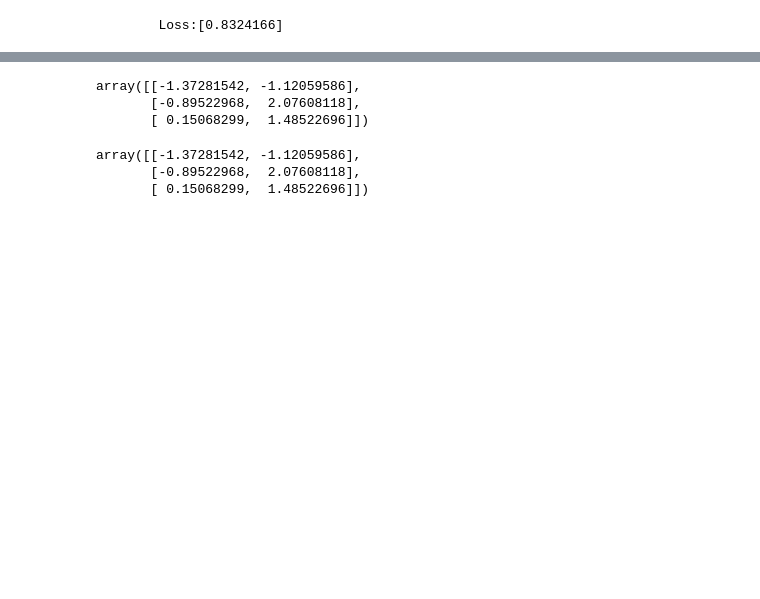
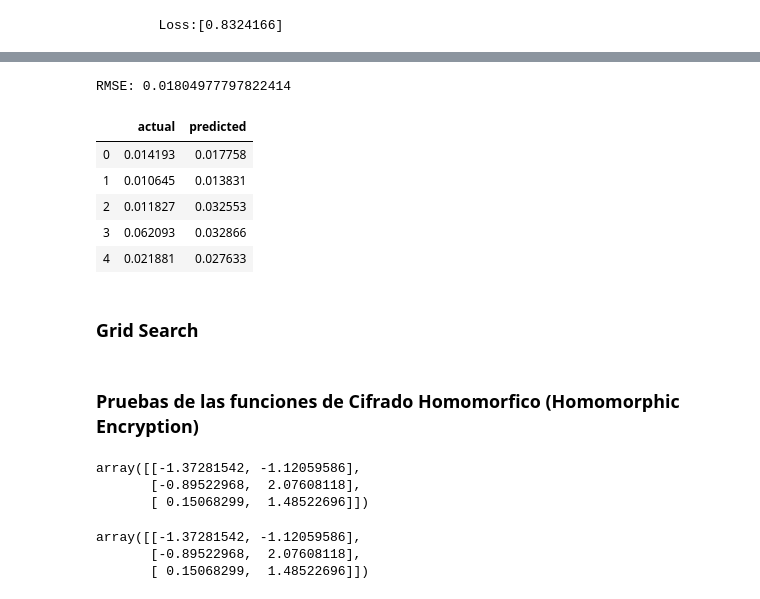
Before and after one commit to sgaseretto/lightdlf, a Jupyter notebook: notebooks/13a-fl-for-dengue-cases-pred.ipynb, the cells around one changed output, grey strips where cells are left out. Drawn from its saved outputs; the diff is of its cells as text; code cells hidden in the pictures; blank space fills up the shorter version.

Commit message:
Primeras pruebas de federated learning con homomorphic encryption

```diff
--- a/notebooks/13a-fl-for-dengue-cases-pred.ipynb
+++ b/notebooks/13a-fl-for-dengue-cases-pred.ipynb
@@ -260,2 +321,15 @@ Pruebas de encriptado
 # %%
 public_key, private_key = phe.generate_paillier_keypair(n_length=128)
+# %%
+np.random.seed(0)
+
+data = Tensor(x_train, autograd=True)
+target = Tensor(y_train, autograd=True)
+
+layers = [Linear(25,4), Relu(), Linear(4,3), Relu(), Linear(3,1), Sigmoid()]
+model = Sequential(layers)
+
+for i in range(9):
+    model = train_and_encrypt(model, data, target, public_key)
+    model = aggregate_models([model])
+    model = decrypt_sequential_model(model, 1, private_key)
@@ -261,0 +349,18 @@ public_key, private_key = phe.generate_paillier_keypair(n_length=128)
+# %%
+np.random.seed(0)
+rangos = list()
+for i in range(4):
+    rangos.append(int((len(x_train)/3)*i))
+# print(rangos)
+
+data_entidad_01 = Tensor(x_train[rangos[0]:rangos[1]], autograd=True)
+target_entidad_01 = Tensor(y_train[rangos[0]:rangos[1]], autograd=True)
+
+data_entidad_02 = Tensor(x_train[rangos[1]:rangos[2]], autograd=True)
+target_entidad_02 = Tensor(y_train[rangos[1]:rangos[2]], autograd=True)
+
+data_entidad_03 = Tensor(x_train[rangos[2]:rangos[3]], autograd=True)
+target_entidad_03 = Tensor(y_train[rangos[2]:rangos[3]], autograd=True)
+
+layers = [Linear(25,4), Relu(), Linear(4,3), Relu(), Linear(3,1), Sigmoid()]
+model = Sequential(layers)
@@ -261,0 +428,21 @@ public_key, private_key = phe.generate_paillier_keypair(n_length=128)
+# %%
+pred = model.forward(test_data)
+
+pred_list = [x[0] for x in pred.data]
+test_target_list = [x[0] for x in test_target.data]
+
+print('RMSE:',rmse(pred_list, test_target_list))
+# %% [output]
+RMSE: 0.01804977797822414
+# %%
+comparison = pd.DataFrame({'actual':test_target_list, 'predicted':pred_list})
+comparison.head()
+# %% [output]
+|  | actual | predicted |
+| 0 | 0.014193 | 0.017758 |
+| 1 | 0.010645 | 0.013831 |
+| 2 | 0.011827 | 0.032553 |
+| 3 | 0.062093 | 0.032866 |
+| 4 | 0.021881 | 0.027633 |
+# %% [markdown]
+### Grid Search
@@ -262,2 +463,4 @@ public_key, private_key = phe.generate_paillier_keypair(n_length=128)
+# %% [markdown]
+### Pruebas de las funciones de Cifrado Homomorfico (Homomorphic Encryption)
 # %%
 aux = Sequential([Linear(3,2)])
```
Also changed, not shown: parts of 19 cells of this notebook.
